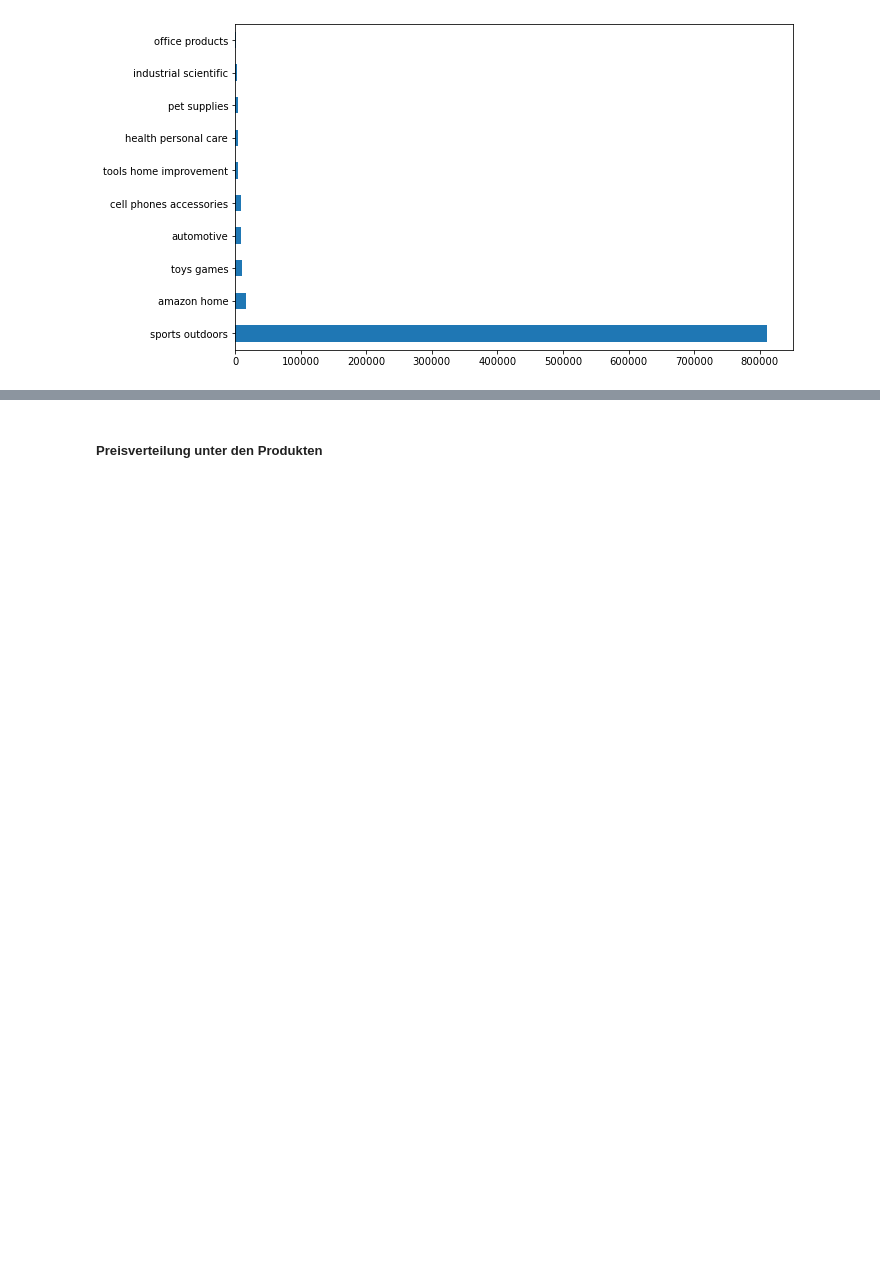
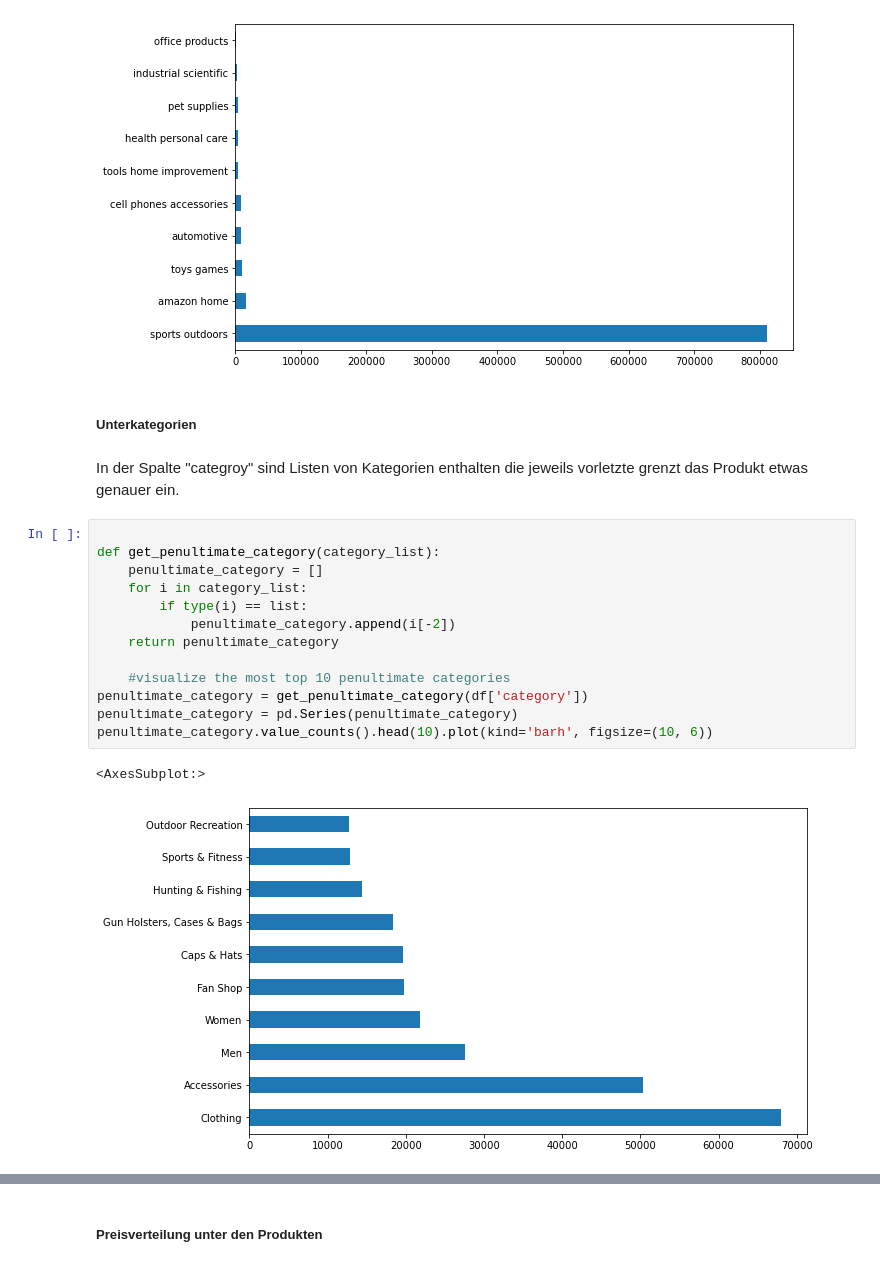
Before and after one commit to juliankulinsky/deep_learning, a Jupyter notebook: notebooks/deep_leaning_project.ipynb, the cells around one changed output, grey strips where cells are left out. Cells and saved outputs as stored; diff of their text form; blank space fills up the shorter version.

Commit message:
Eda category angepasst

```diff
--- a/notebooks/deep_leaning_project.ipynb
+++ b/notebooks/deep_leaning_project.ipynb
@@ -418,3 +418,23 @@ df['main_cat'].value_counts().head(10).plot(kind='barh', figsize=(10, 6))
 # %% [output]
 <AxesSubplot:>
 [figure]
+# %% [markdown]
+##### Unterkategorien
+# %% [markdown]
+In der Spalte "categroy" sind Listen von Kategorien enthalten die jeweils vorletzte grenzt das Produkt etwas genauer ein.
+# %%
+
+def get_penultimate_category(category_list):
+    penultimate_category = []
+    for i in category_list:
+        if type(i) == list:
+            penultimate_category.append(i[-2])
+    return penultimate_category
+
+    #visualize the most top 10 penultimate categories
+penultimate_category = get_penultimate_category(df['category'])
+penultimate_category = pd.Series(penultimate_category)
+penultimate_category.value_counts().head(10).plot(kind='barh', figsize=(10, 6))
+# %% [output]
+<AxesSubplot:>
+[figure, added]
```
Also changed, not shown: parts of 3 cells of this notebook.
